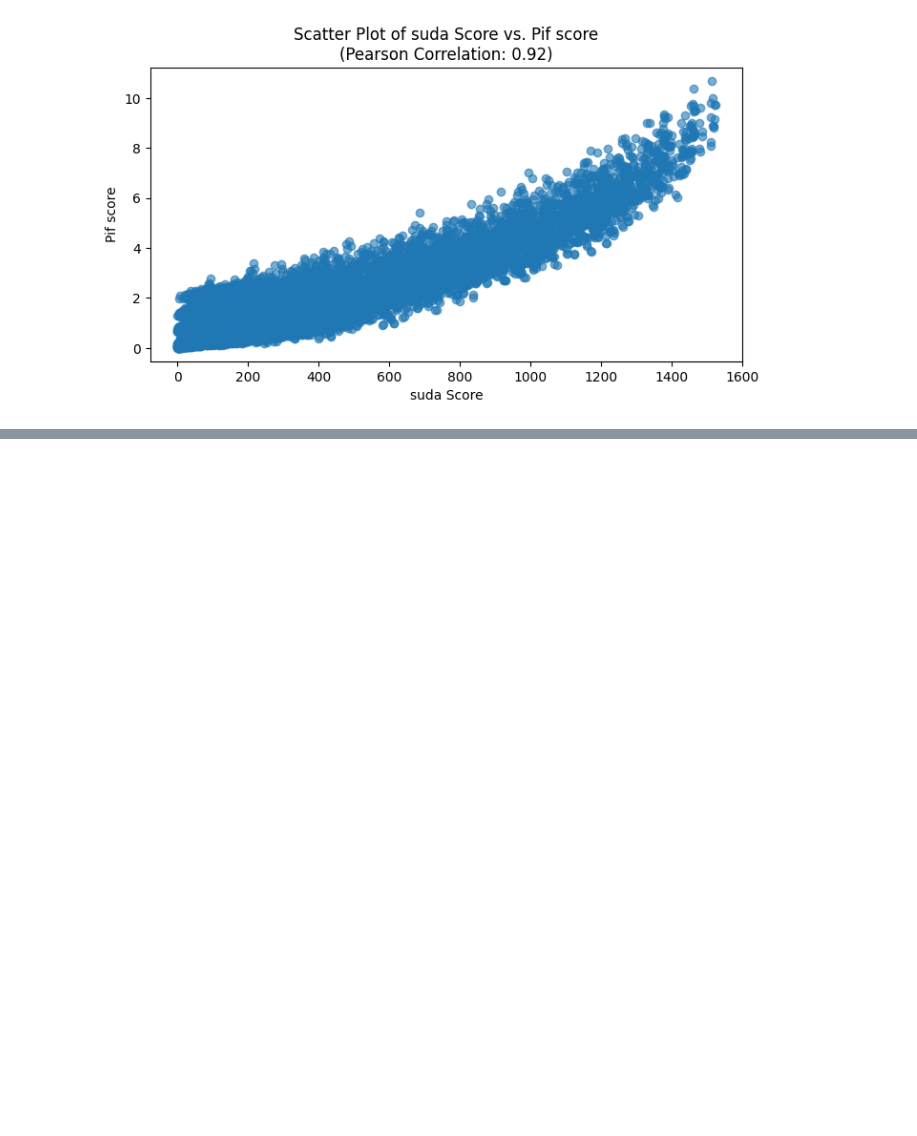
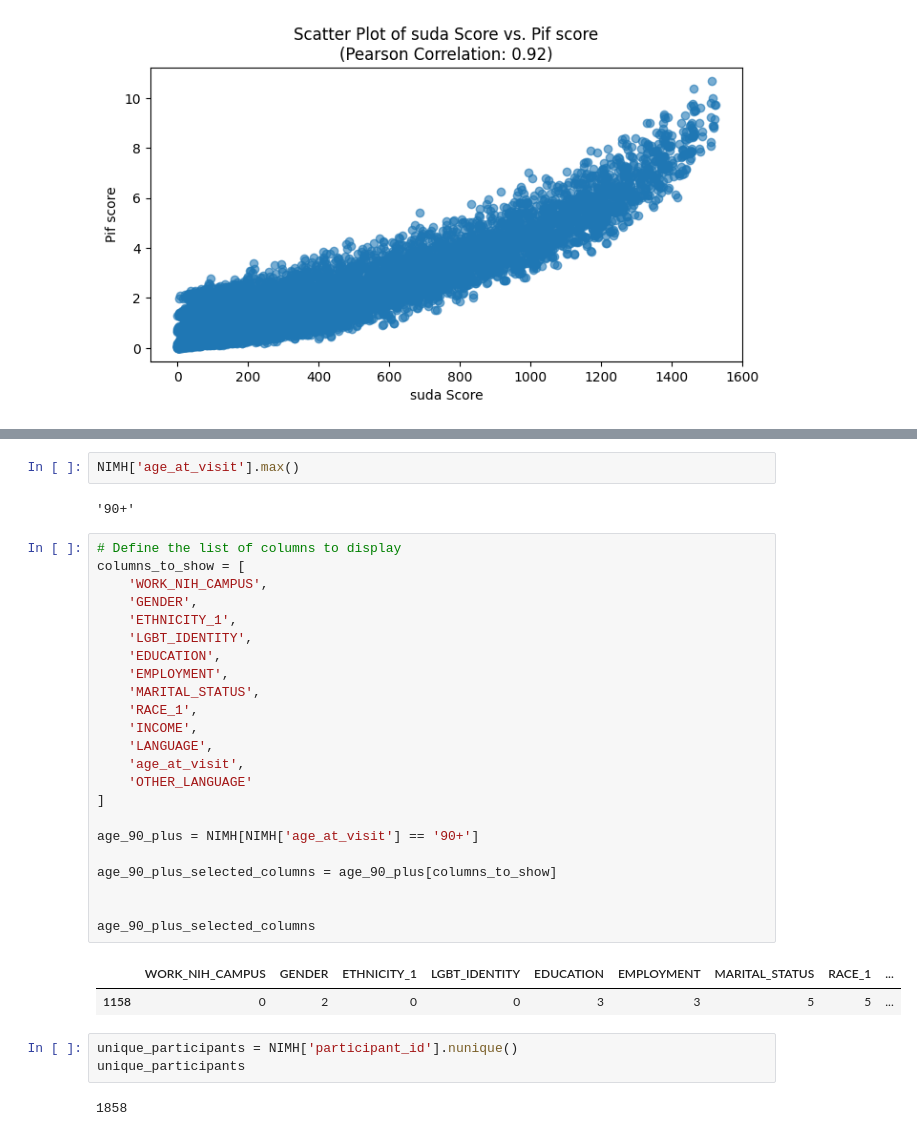
Before and after one commit to EmiKib/MetaprivBIDS-Assessment, a Jupyter notebook: NIMH-Healthy-Research-Volunteer-Data-ds004215/NIMH_ds004215.ipynb, the cells around one changed output, grey strips where cells are left out. Drawn from its saved outputs; the diff is of its cells as text; blank space fills up the shorter version.

```diff
--- a/NIMH-Healthy-Research-Volunteer-Data-ds004215/NIMH_ds004215.ipynb
+++ b/NIMH-Healthy-Research-Volunteer-Data-ds004215/NIMH_ds004215.ipynb
@@ -90,0 +143,35 @@ Pearson correlation to PIF 95% & SUDA 0.9245180177043344
+# %%
+NIMH['age_at_visit'].max()
+# %% [output]
+'90+'
+# %%
+# Define the list of columns to display
+columns_to_show = [
+    'WORK_NIH_CAMPUS',
+    'GENDER',
+    'ETHNICITY_1',
+    'LGBT_IDENTITY',
+    'EDUCATION',
+    'EMPLOYMENT',
+    'MARITAL_STATUS',
+    'RACE_1',
+    'INCOME',
+    'LANGUAGE',
+    'age_at_visit',
+    'OTHER_LANGUAGE'
+]
+
+age_90_plus = NIMH[NIMH['age_at_visit'] == '90+']
+
+age_90_plus_selected_columns = age_90_plus[columns_to_show]
+
+
+age_90_plus_selected_columns
+# %% [output]
+|  | WORK_NIH_CAMPUS | GENDER | ETHNICITY_1 | LGBT_IDENTITY | EDUCATION | EMPLOYMENT | MARITAL_STATUS | RACE_1 | ... |
+| 1158 | 0 | 2 | 0 | 0 | 3 | 3 | 5 | 5 | ... |
+# %%
+unique_participants = NIMH['participant_id'].nunique()
+unique_participants
+# %% [output]
+1858
```
Also changed, not shown: parts of 1 cell of this notebook, 2 other files.
